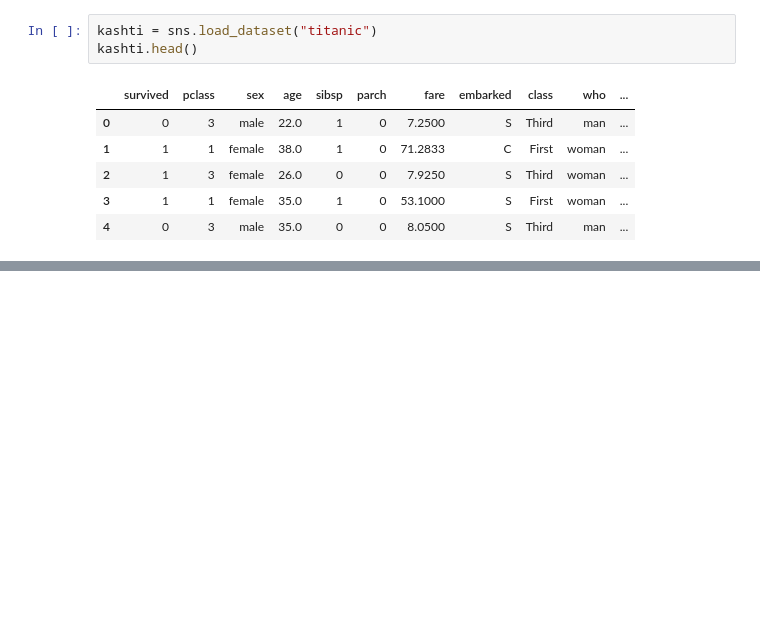
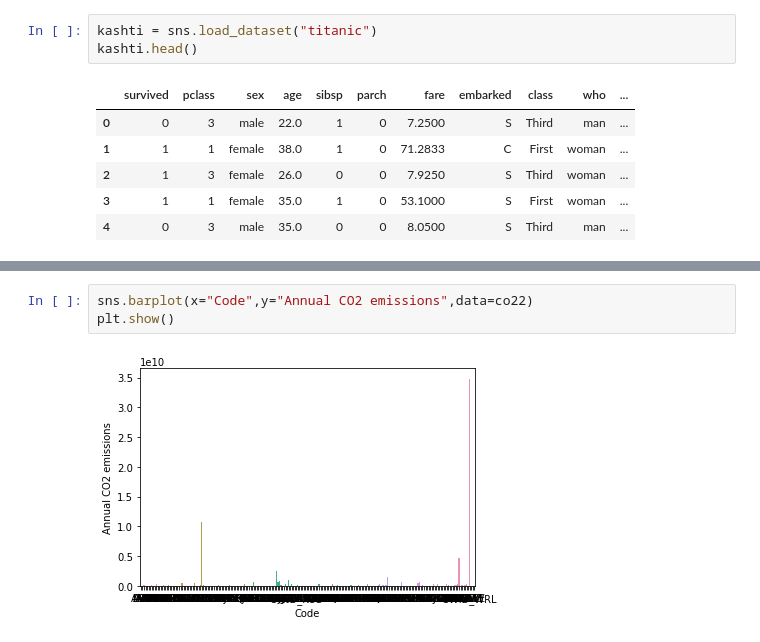
Before and after one commit to Hamza-Codes/https---github.com-Hamza-Codes-MyJupyterNotebooks, a Jupyter notebook: task1.ipynb, the cells around one changed output, grey strips where cells are left out. Saved outputs shown, nothing was run; the diff lists cells and outputs as text; blank space fills up the shorter version.

```diff
--- a/task1.ipynb
+++ b/task1.ipynb
@@ -48,0 +183,5 @@ kashti.to_csv("kashti.to_csv")
+# %%
+sns.barplot(x="Code",y="Annual CO2 emissions",data=co22)
+plt.show()
+# %% [output]
+[figure, added]
```
Also changed, not shown: parts of 15 cells of this notebook, 2 other files.
